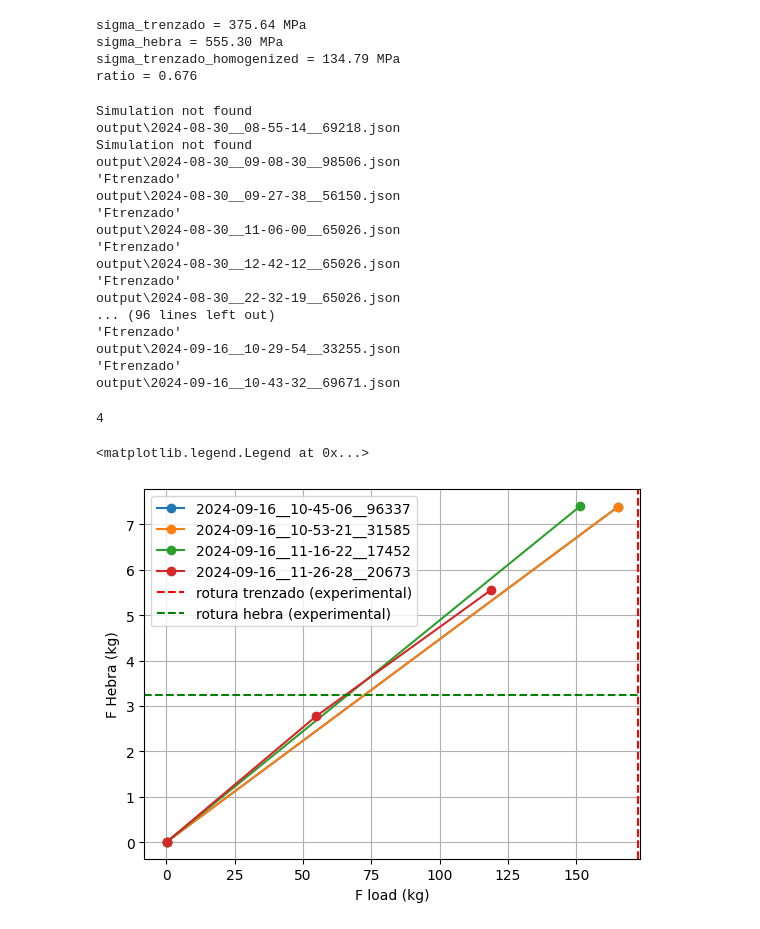
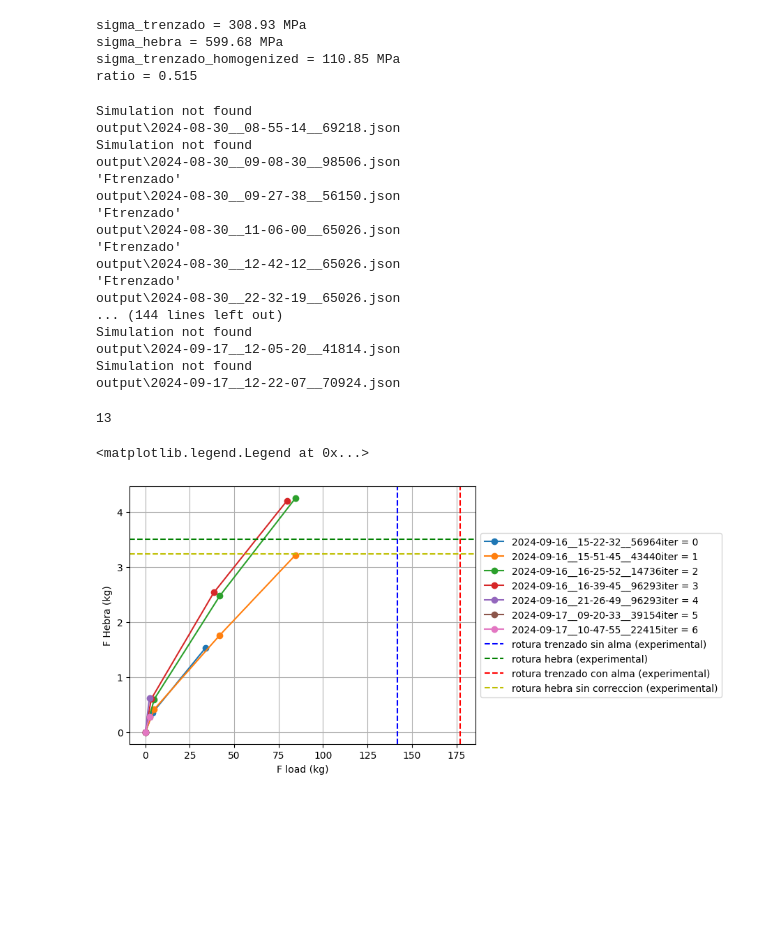
Before and after one commit to djoroya/YarnBraid_solo, a Jupyter notebook: scripts/T01_basic/T02_run_direct/T03_analisys.ipynb, the cells around one changed output. Drawn from its saved outputs; the diff is of its cells as text; code cells hidden in the pictures; blank space fills up the shorter version.

```diff
--- a/scripts/T01_basic/T02_run_direct/T03_analisys.ipynb
+++ b/scripts/T01_basic/T02_run_direct/T03_analisys.ipynb
@@ -3,13 +3,15 @@ import numpy as np
 # %%
 dia_hebra = 0.27 # mm
 #
-F_hebra = 3.241 # kg
+F_hebra = 3.5 # 3.241 # kg
+F_hebra_sin_corr = 3.241 # kg
 F_hebra_kg = F_hebra
 F_hebra = 9.81*F_hebra # N
 A_hebra = np.pi*(dia_hebra/2)**2
 sigma_hebra = F_hebra/A_hebra # MPa
 
-F_trenzado = 172.667 # kg
+F_trenzado = 142 # kg
+F_trenzado_con_alma = 177 # kg
 F_trenzado_kg = F_trenzado
 F_trenzado = 9.81*F_trenzado # N
 dia_trenzado = 4 # mm
@@ -33,10 +35,10 @@ print(f"sigma_trenzado_homogenized = {sigma_trenzado_homogenized:.2f} MPa")
 ratio = sigma_trenzado/sigma_hebra
 print(f"ratio = {ratio:.3f}")
 # %% [output]
-sigma_trenzado = 375.64 MPa
-sigma_hebra = 555.30 MPa
-sigma_trenzado_homogenized = 134.79 MPa
-ratio = 0.676
+sigma_trenzado = 308.93 MPa
+sigma_hebra = 599.68 MPa
+sigma_trenzado_homogenized = 110.85 MPa
+ratio = 0.515
 # %%
 from tools.step.runstep import runstep,address,lj
 import os
@@ -88,10 +90,8 @@ for file in files:
 
         angle = 85
         ctheta = np.sin(np.deg2rad(angle))
-        Ftotal_correrted = Ftotal*((64*ctheta+Nalma)/64*ctheta)
 
         results.append({"id_sim":id_sim,
-                        "Ftotal_correrted":Ftotal_correrted,
                         "step_str_uq":step_str_uq,"sigma_max":sigma_max,
                         "Ftrenzado":Ftrenzado,
                         "Falma":Falma,
@@ -115,51 +115,48 @@ output\2024-08-30__11-06-00__65026.json
 output\2024-08-30__12-42-12__65026.json
 'Ftrenzado'
 output\2024-08-30__22-32-19__65026.json
-... (96 lines left out)
-'Ftrenzado'
-output\2024-09-16__10-29-54__33255.json
-'Ftrenzado'
-output\2024-09-16__10-43-32__69671.json
+... (144 lines left out)
+Simulation not found
+output\2024-09-17__12-05-20__41814.json
+Simulation not found
+output\2024-09-17__12-22-07__70924.json
 # %%
 from matplotlib import pyplot as plt
 import numpy as np
 # %%
 len(results)
 # %% [output]
-4
+13
+# %%
+results = results[-7:]
 # %%
 # linear regression
-
-# sigma_max = a*sigma_apl + b
-from scipy.stats import linregress
-
+iter = -1
 for r in results:
-
+    iter += 1
     id_sim = r["id_sim"]
-    Ftotal_correrted = r["Ftotal_correrted"]
     step_str_uq = r["step_str_uq"]
     sigma_max = r["sigma_max"]
     epsilon = r["epsilon"]
     Ftotal = r["Ftotal"]
 
+    Fmax =  sigma_max*A_hebra/9.81
+    label = f"{id_sim}" + f"iter = {iter}"
+    plt.plot(Ftotal,Fmax,label=label,marker="o")
+plt.axvline(x=F_trenzado_kg, color='b', linestyle='--',label="rotura trenzado sin alma (experimental)")
+plt.axhline(y=F_hebra_kg, color='g', linestyle='--',label="rotura hebra (experimental)")
 
-    # plt.plot(sigma_apl_fit,sigma_max_fit,label="fit",marker="none")
 
-    Fmax =  sigma_max*A_hebra/9.81
-    # plt.plot(Ftotal,Fmax,label="simulación",marker="o")
-    label = f"{id_sim}"
-    plt.plot(Ftotal_correrted,Fmax,label=label,marker="o")
-    #horizontal line
-plt.axvline(x=F_trenzado_kg, color='r', linestyle='--',label="rotura trenzado (experimental)")
-#homogenized
-# plt.axvline(x=sigma_trenzado_homogenized, color='b', linestyle='--',label="rotura trenzado (homogenized)")
-#horizontal line
-plt.axhline(y=F_hebra_kg, color='g', linestyle='--',label="rotura hebra (experimental)")
+plt.axvline(x=F_trenzado_con_alma, color='r', linestyle='--',label="rotura trenzado con alma (experimental)")
+plt.axhline(y=F_hebra_sin_corr, color='y', linestyle='--',label="rotura hebra sin correccion (experimental)")
+
+F_trenzado_con_alma = 142 # kg
 #
 plt.ylabel("F Hebra (kg)")
 plt.xlabel("F load (kg)")
 plt.grid()
-plt.legend()
+# outside
+plt.legend(loc='center left', bbox_to_anchor=(1, 0.5))
 # %% [output]
 <matplotlib.legend.Legend at 0x...>
-[figure, old version]
+[figure, new version]
```
Also changed, not shown: parts of 13 cells of this notebook, 50 other files.
